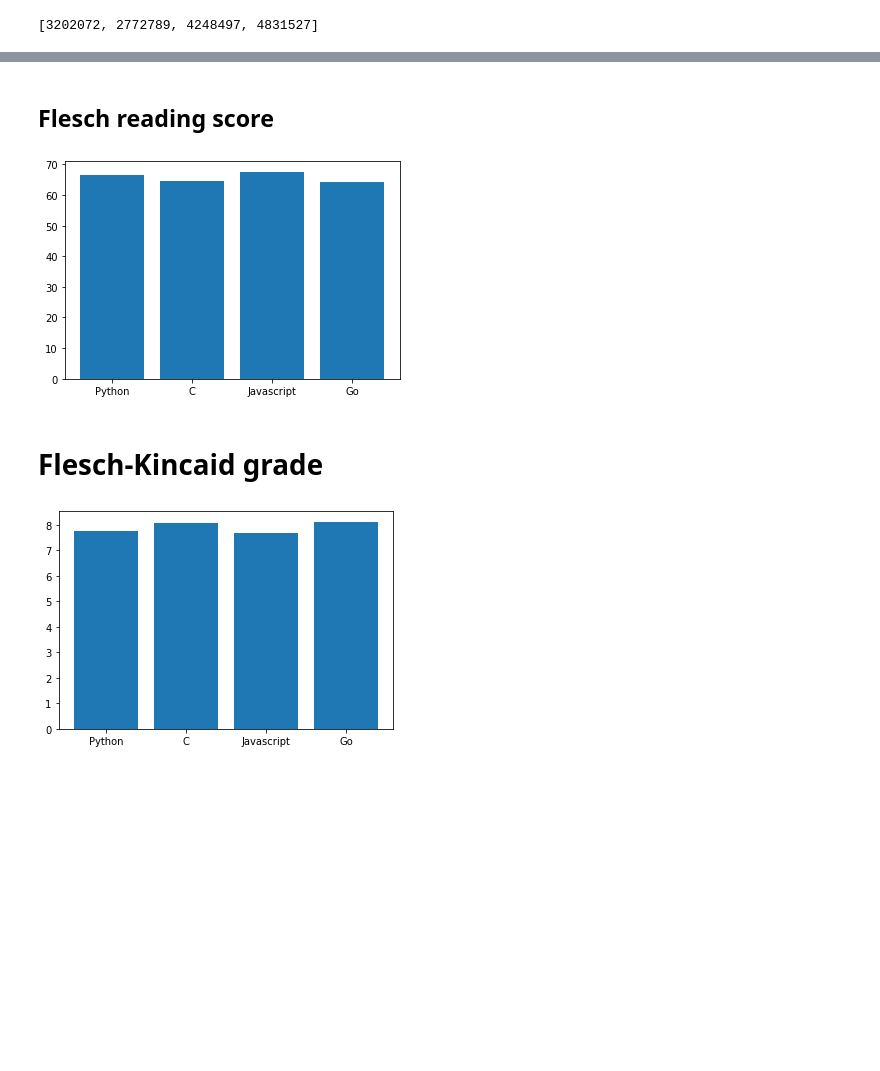
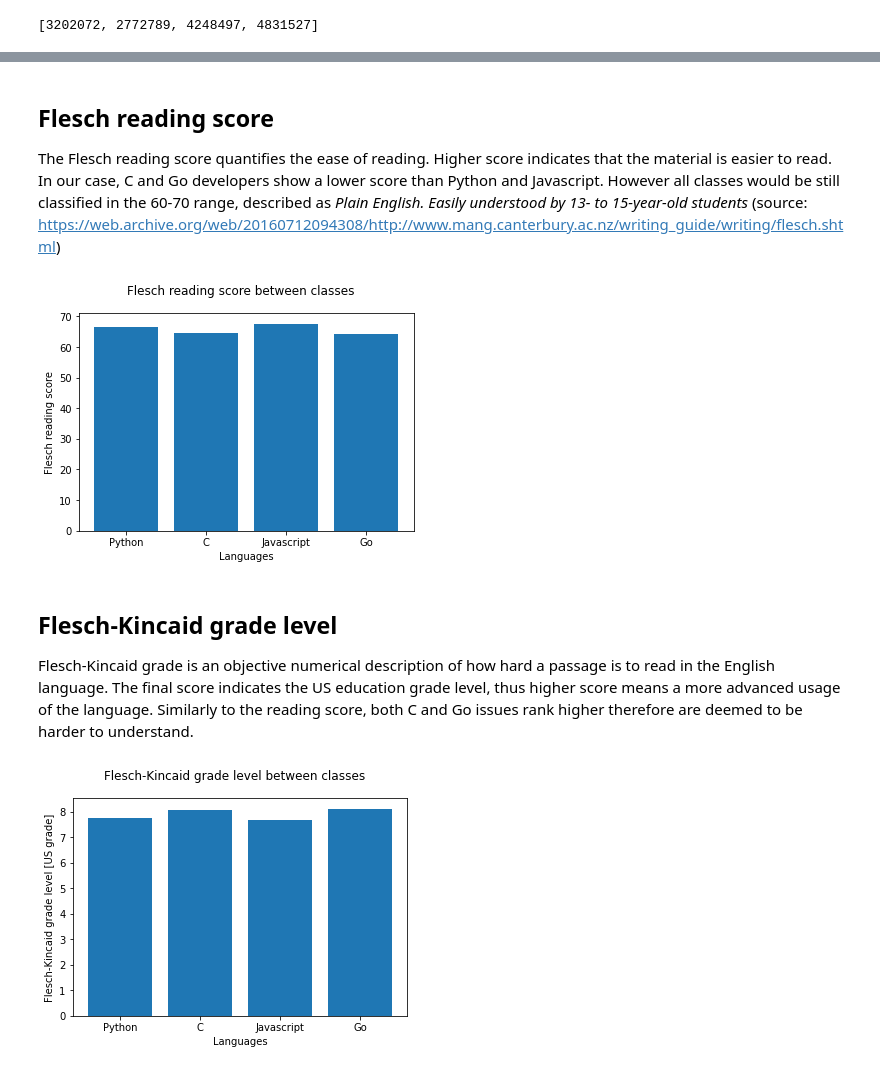
Before and after one commit to shilangyu/NLP-language-complexity, a Jupyter notebook: analysis/data_analysis.ipynb, the cells around one changed output, grey strips where cells are left out. Saved outputs shown, nothing was run; the diff lists cells and outputs as text; code cells hidden in the pictures; blank space fills up the shorter version.

```diff
--- a/analysis/data_analysis.ipynb
+++ b/analysis/data_analysis.ipynb
@@ -411,24 +416,34 @@ plt.show()
 # %% [markdown]
 ## Flesch reading score
+
+The Flesch reading score quantifies the ease of reading. Higher score indicates that the material is easier to read. In our case, C and Go developers show a lower score than Python and Javascript. However all classes would be still classified in the 60-70 range, described as _Plain English. Easily understood by 13- to 15-year-old students_ (source: https://web.archive.org/web/20160712094308/http://www.mang.canterbury.ac.nz/writing_guide/writing/flesch.shtml)
 # %%
 from textstat import textstat
 
 df['flesch_reading_ease'] = df['text'].apply(textstat.flesch_reading_ease)
 
 flesch_reading_score = [(lang, df[df['language'] == lang]['flesch_reading_ease'].mean()) for lang in LANGUAGES]
 
 plt.bar(*zip(*flesch_reading_score))
+plt.xlabel('Languages')
+plt.ylabel('Flesch reading score')
+plt.suptitle('Flesch reading score between classes')
 plt.show()
 # %% [output]
-[figure, old version]
+[figure, new version]
 # %% [markdown]
-# Flesch-Kincaid grade
+## Flesch-Kincaid grade level
+
+Flesch-Kincaid grade is an objective numerical description of how hard a passage is to read in the English language. The final score indicates the US education grade level, thus higher score means a more advanced usage of the language. Similarly to the reading score, both C and Go issues rank higher therefore are deemed to be harder to understand.
 # %%
 df['flesch_kincaid_grade'] = df['text'].apply(textstat.flesch_kincaid_grade)
 
 flesch_kincaid_grade = [(lang, df[df['language'] == lang]['flesch_kincaid_grade'].mean()) for lang in LANGUAGES]
 
 plt.bar(*zip(*flesch_kincaid_grade))
+plt.xlabel('Languages')
+plt.ylabel('Flesch-Kincaid grade level [US grade]')
+plt.suptitle('Flesch-Kincaid grade level between classes')
 plt.show()
 # %% [output]
-[figure, old version]
+[figure, new version]
```
Also changed, not shown: parts of 29 cells of this notebook.
